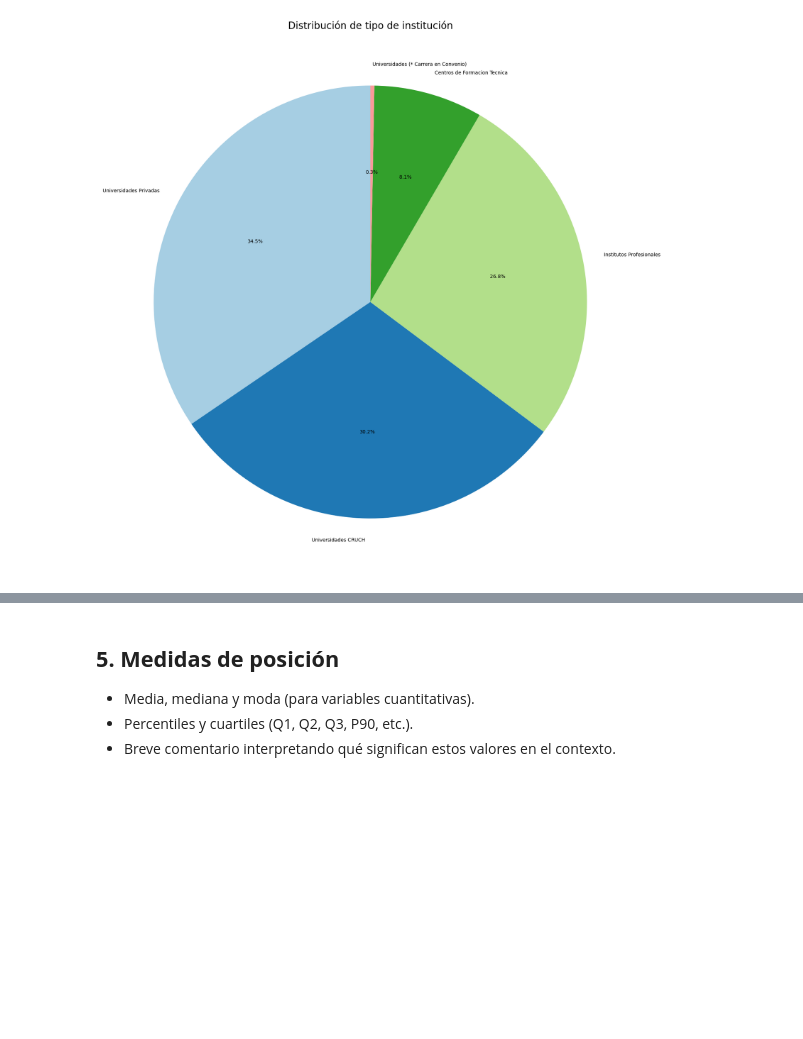
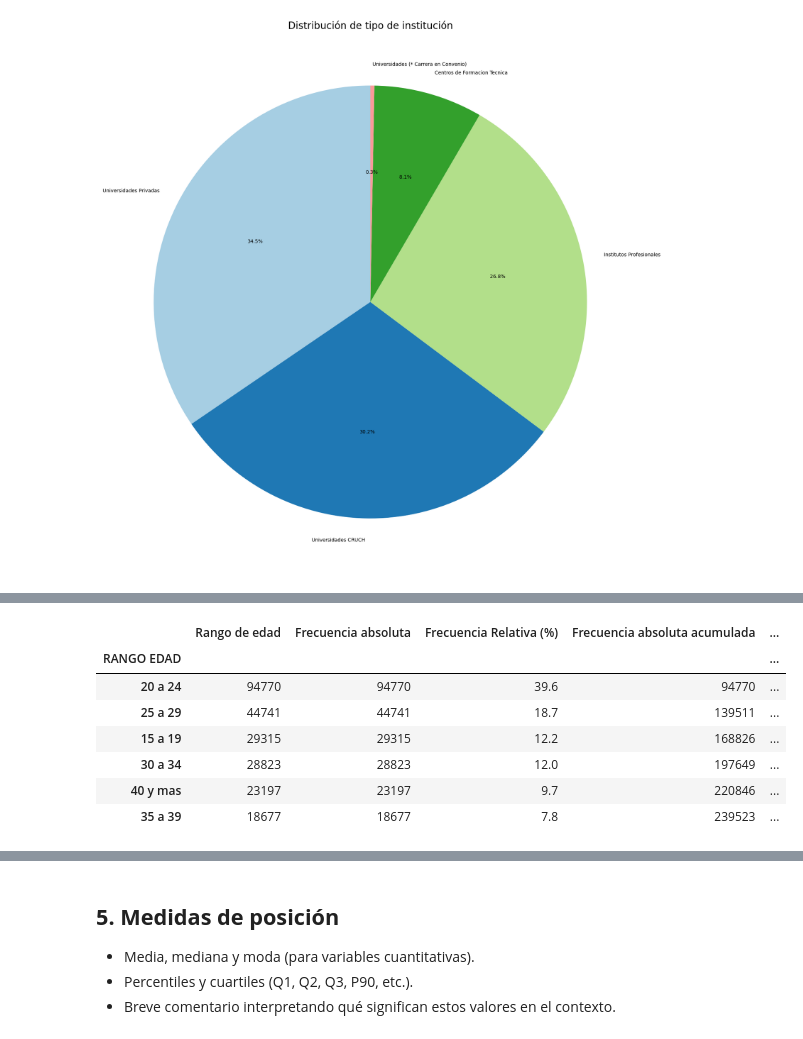
Before and after one commit to SolgreyDuocUC/Taller_Grupal_Grupo_2, a Jupyter notebook: Taller_Grupal_Grupo_7.ipynb, the cells around one changed output, grey strips where cells are left out. Cells and saved outputs as stored; diff of their text form; code cells hidden in the pictures; blank space fills up the shorter version.

```diff
--- a/Taller_Grupal_Grupo_7.ipynb
+++ b/Taller_Grupal_Grupo_7.ipynb
@@ -421,0 +368,21 @@ plt.show()
+# %%
+frecuencia_rango_edad = contador_rango_edad
+
+tabla_rango_edad = pd.DataFrame({
+    'Rango de edad': contador_rango_edad,
+    'Frecuencia absoluta': frecuencia_rango_edad,
+    'Frecuencia Relativa (%)': round((frecuencia_rango_edad/muestra_matricula)* 100, 1),
+    'Frecuencia absoluta acumulada': frecuencia_rango_edad.cumsum(),
+    'Frecuencia Relativa acumulada (%)': round((frecuencia_rango_edad/muestra_matricula)* 100, 1).cumsum()
+})
+
+tabla_rango_edad
+# %% [output]
+|  | Rango de edad | Frecuencia absoluta | Frecuencia Relativa (%) | Frecuencia absoluta acumulada | ... |
+| RANGO EDAD |  |  |  |  | ... |
+| 20 a 24 | 94770 | 94770 | 39.6 | 94770 | ... |
+| 25 a 29 | 44741 | 44741 | 18.7 | 139511 | ... |
+| 15 a 19 | 29315 | 29315 | 12.2 | 168826 | ... |
+| 30 a 34 | 28823 | 28823 | 12.0 | 197649 | ... |
+| 40 y mas | 23197 | 23197 | 9.7 | 220846 | ... |
+| 35 a 39 | 18677 | 18677 | 7.8 | 239523 | ... |
```
Also changed, not shown: parts of 17 cells of this notebook.
